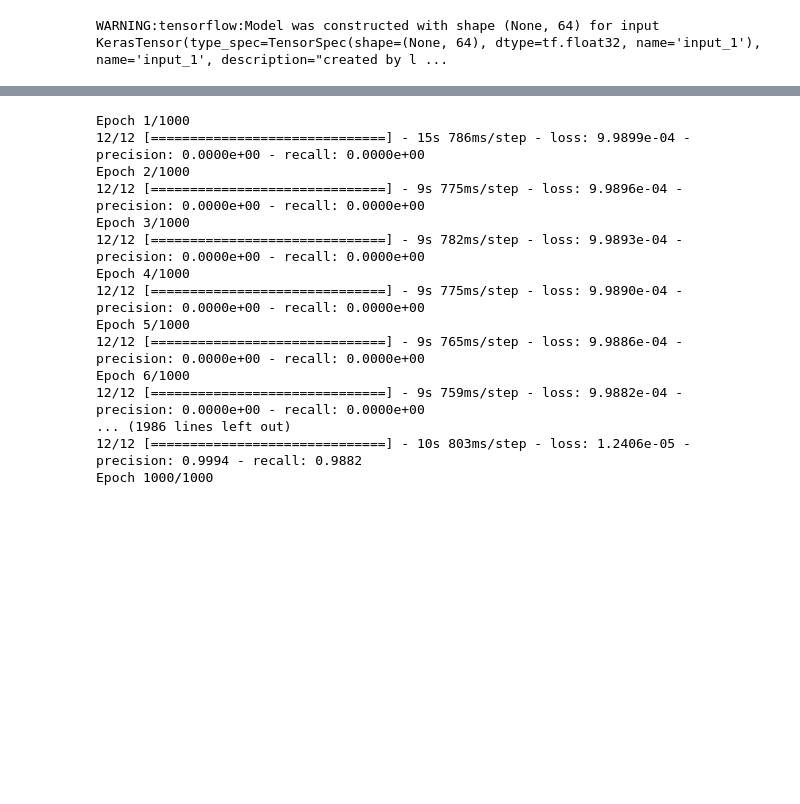
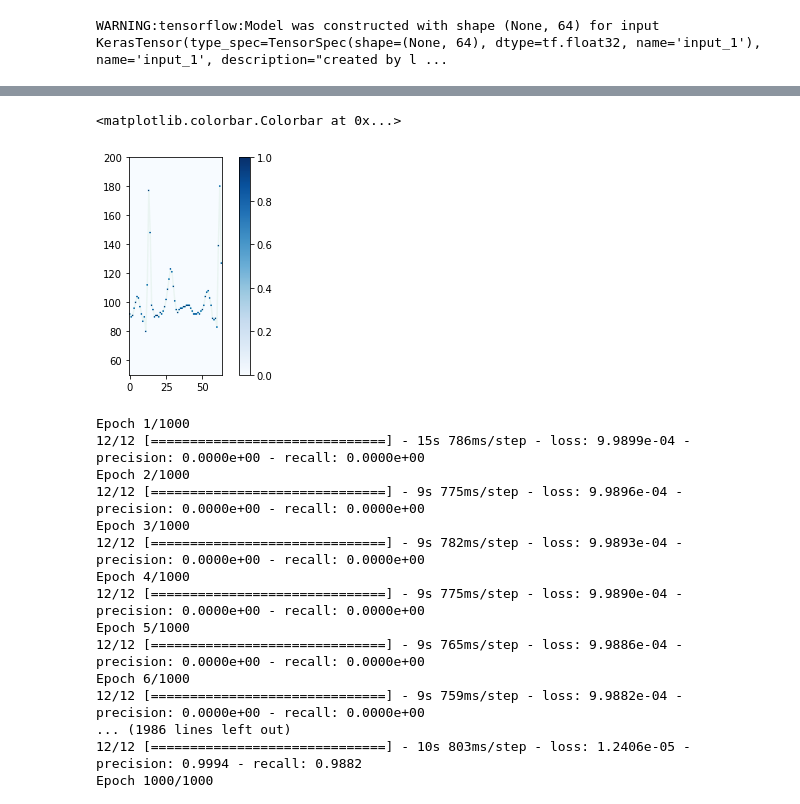
Before and after one commit to djsabelo/BiosignalsDeepLearningWorkshop, a Jupyter notebook: BiosignalSynthesis.ipynb, the cells around one changed output, grey strips where cells are left out. Drawn from its saved outputs; the diff is of its cells as text; code cells hidden in the pictures; blank space fills up the shorter version.

```diff
--- a/BiosignalSynthesis.ipynb
+++ b/BiosignalSynthesis.ipynb
@@ -427,8 +427,16 @@ The output should be in the form of one-hot-vector;
 
 ![image.png](embedded-picture-1)
 # %%
+
 y_hot_vector = np.identity(quantization)[y_train]
-plt.imshow(y_hot_vector[0], cmap="Reds")
+
+plt.imshow(y_hot_vector[0].T, cmap="Blues")
+plt.plot(y_train[0], "g", alpha=0.05)
+plt.ylim([50, 200])
+plt.colorbar()
+# %% [output]
+<matplotlib.colorbar.Colorbar at 0x...>
+[figure, added]
 # %%
 epochs = 1000
 batch_size = 32
```
Also changed, not shown: parts of 1 cell of this notebook.
